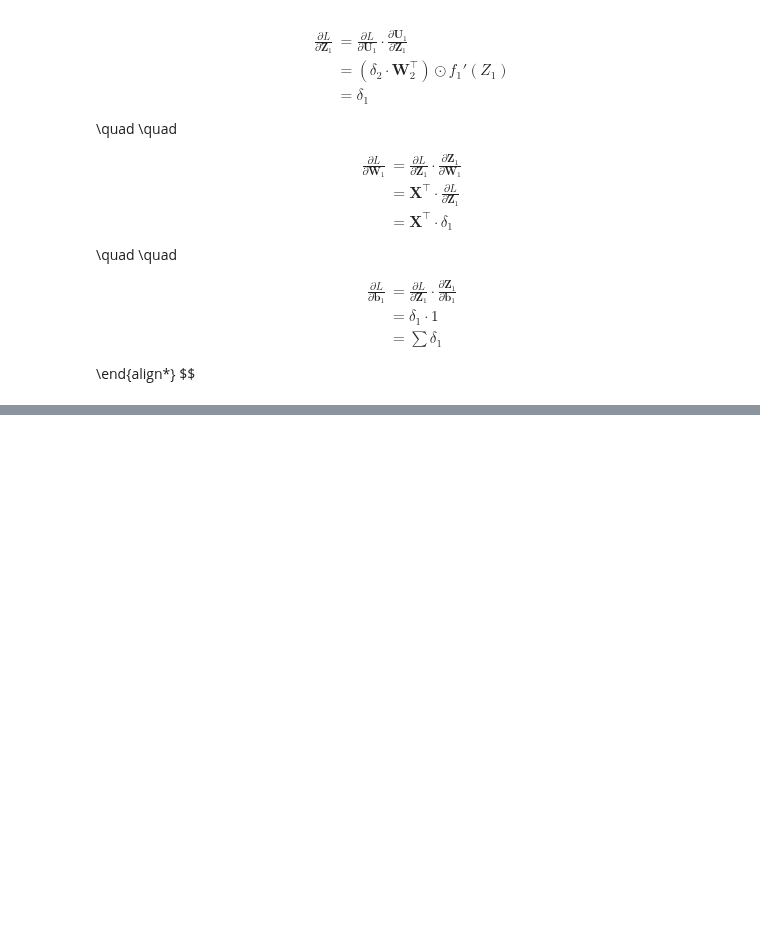
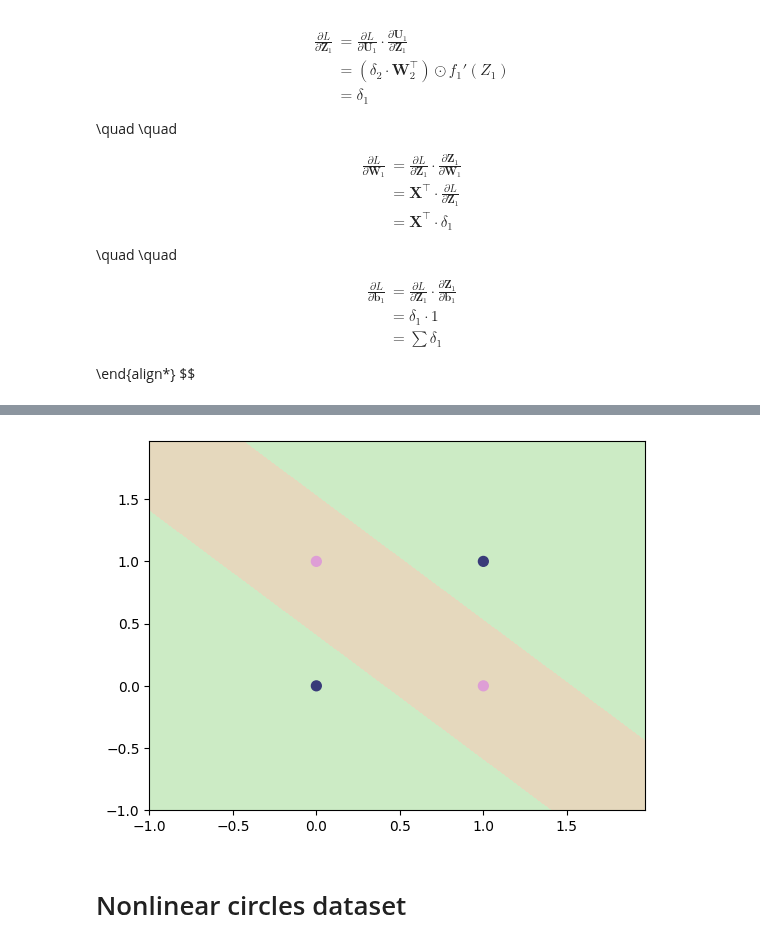
Before and after one commit to daredevil9215/DLFS, a Jupyter notebook: MultilayerPerceptron.ipynb, the cells around one changed output, grey strips where cells are left out. Cells and saved outputs as stored; diff of their text form; code cells hidden in the pictures; blank space fills up the shorter version.

```diff
--- a/MultilayerPerceptron.ipynb
+++ b/MultilayerPerceptron.ipynb
@@ -462,0 +658,11 @@ def plot_2d_clf_problem(X, y, h=None):
+# %%
+model = Model(loss_function=BCE_Loss(), optimizer=Optimizer_SGD(learning_rate=5e-1, momentum=0., decay=0.))
+
+model.add(Layer(2, 8))
+model.add(Sigmoid())
+model.add(Layer(8, 1))
+model.add(Sigmoid())
+
+model.train(X, y.reshape(-1, 1), iterations=2000, print_every=500)
+plot_2d_clf_problem(X, y, lambda x: model.predict(x) > 0.5)
+# %% [output]
@@ -463,2 +673,5 @@ def plot_2d_clf_problem(X, y, h=None):
+[figure, added]
+# %% [markdown]
+# Nonlinear circles dataset
 # %%
 from sklearn.datasets import make_circles
```
Also changed, not shown: parts of 17 cells of this notebook.
